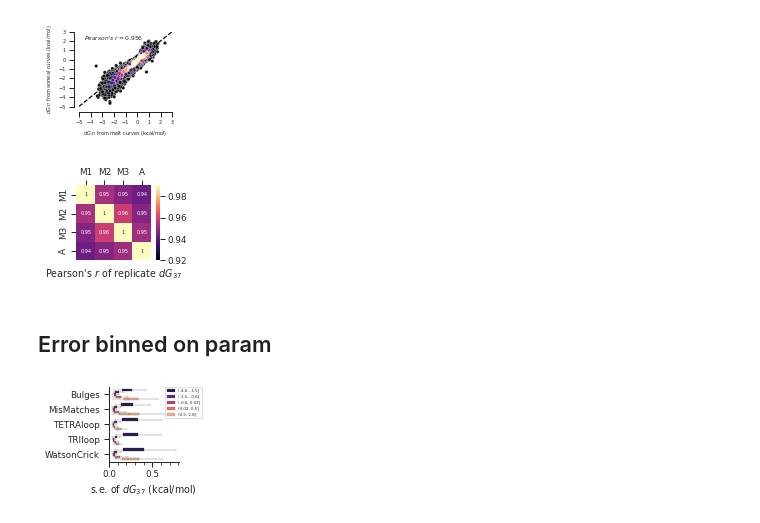
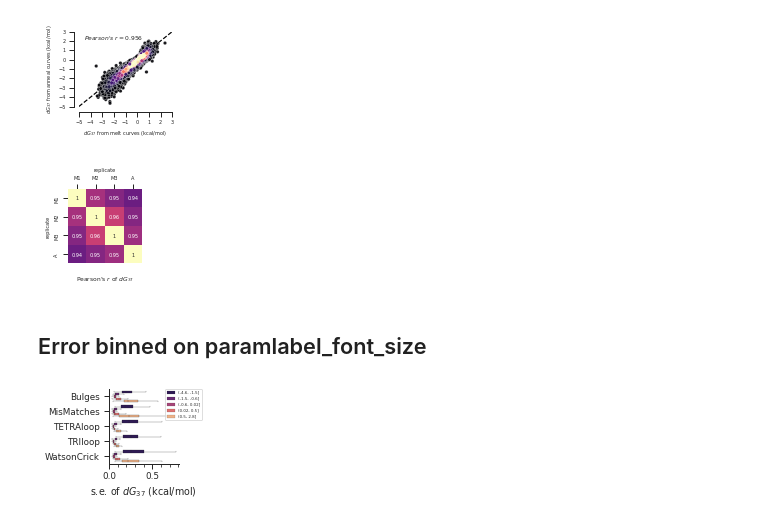
Before and after one commit to keyuxi/nnn_analysis, a Jupyter notebook: 220420_figure1.ipynb, the cells around one changed output. Saved outputs shown, nothing was run; the diff lists cells and outputs as text; code cells hidden in the pictures.

```diff
--- a/220420_figure1.ipynb
+++ b/220420_figure1.ipynb
@@ -390,27 +432,30 @@ util.save_fig('./fig/heat_cool/relplot_heat_cool.pdf')
 # %%
 corr_mat = plotting.get_pairwise_pearsonr_matrix([ arraydata.data_all[['dG_37-r1']],
                                                    arraydata.data_all[['dG_37-r2']],
                                                    arraydata.data_all[['dG_37-r3']],
                                                    revdata.data[['dG_37']],
                                                    ])
 ticks = ['M1', 'M2', 'M3', 'A']
 # mask = np.zeros_like(corr_mat)
 # mask[np.tril_indices_from(mask)] = True
 
 fig, ax = plt.subplots(figsize=(4.25*cm, 3.5*cm))
 im = sns.heatmap(corr_mat, vmin=0.92, vmax=0.99,
-                 cmap='magma', cbar=True, linewidths=0,
+                 cmap='magma', cbar=False, linewidths=0, square=True,
                 annot=True, annot_kws={'size': 5})
-ax.set_xticklabels(ticks)
-ax.set_yticklabels(ticks)
+ax.set_xticklabels(ticks, size=tick_font_size)
+ax.set_yticklabels(ticks, size=tick_font_size)
+ax.set_xlabel('replicate', size=tick_font_size)
+ax.set_ylabel('replicate', size=tick_font_size)
 ax.xaxis.tick_top()
-ax.set_title("Pearson's $r$ of replicate $dG_{37}$", y=-.3)
+ax.xaxis.set_label_position('top')
+ax.set_title("Pearson's $r$ of $dG_{37}$", y=-.3, size=label_font_size)
 
 util.save_fig('./fig/heat_cool/corr_mat.pdf')
 # %% [output]
-[figure, old version]
+[figure, new version]
 # %% [markdown]
-## Error binned on param
+## Error binned on paramlabel_font_size
 # %%
 df = arraydata.data.join(annotation.set_index('SEQID'))
 df['dG_37_bin'] = pd.qcut(df.dG_37, 5, precision=0)
```
Also changed, not shown: parts of 3 cells of this notebook, 4 other files.
